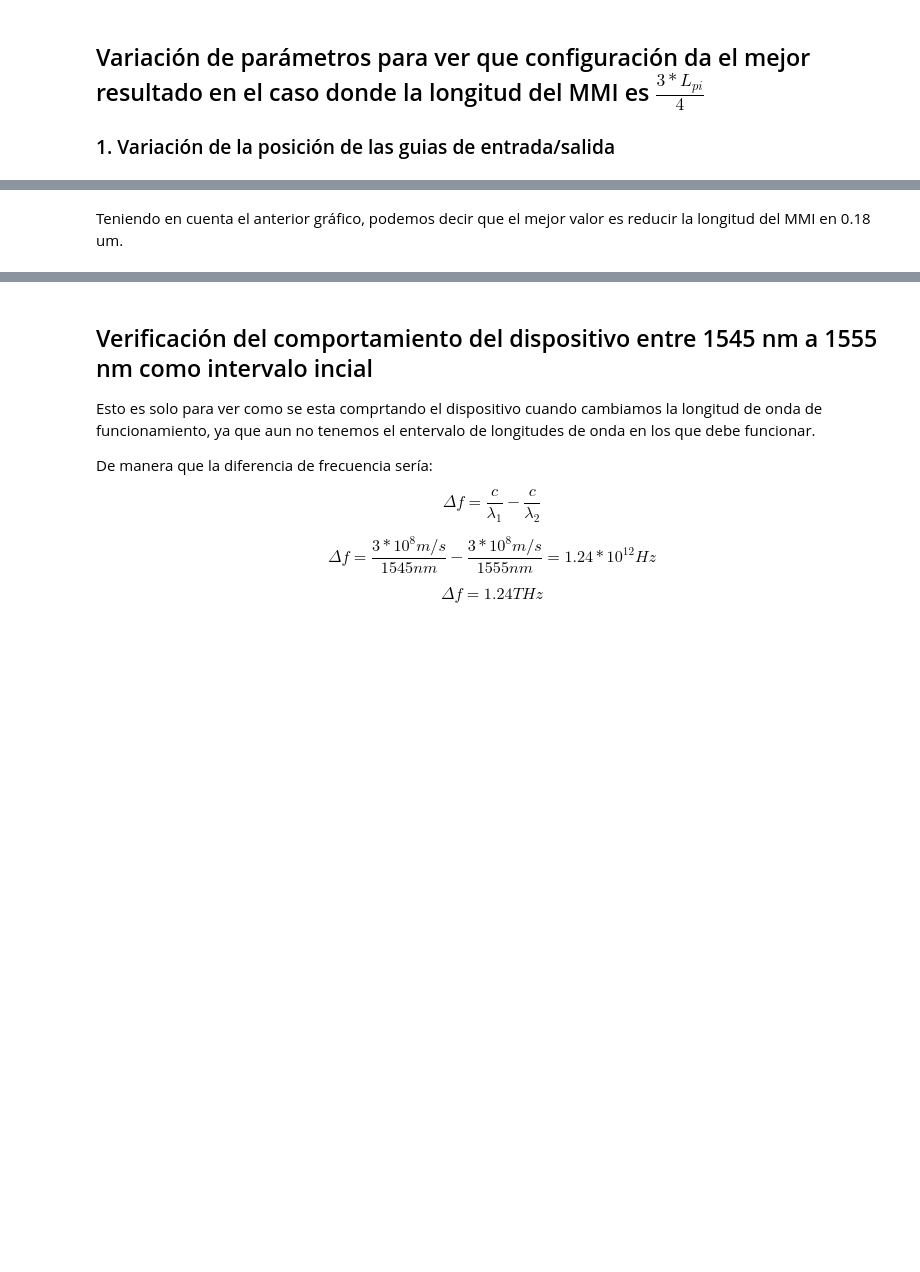
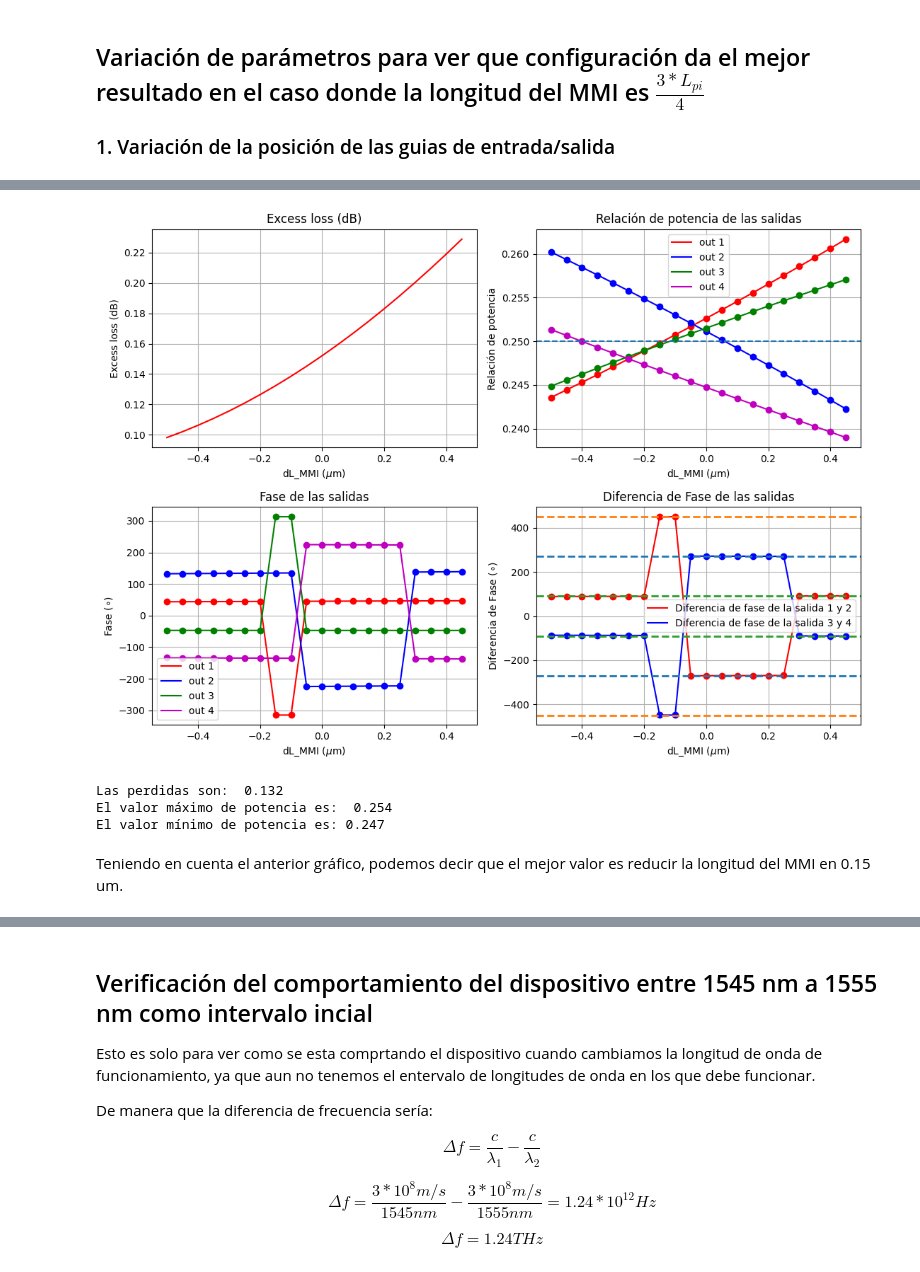
Before and after one commit to PauDaniOrtiz/pic-upv-TFM-Paula-Ortiz, a Jupyter notebook: MMI_2X4.ipynb, the cells around one changed output, grey strips where cells are left out. Cells and saved outputs as stored; diff of their text form; code cells hidden in the pictures; blank space fills up the shorter version.

```diff
--- a/MMI_2X4.ipynb
+++ b/MMI_2X4.ipynb
@@ -779,0 +1909,5 @@ plt.show()
+# %%
+dy1 = 0.1
+dy2 = 0.1
+
+array_DL_MMI1,array_EL1,array_power_out11,array_power_out21,array_power_out31,array_power_out41,array_phase_out11,array_phase_out21,array_phase_out31,array_phase_out41,array_phase_o1_o21,array_phase_o3_o41 = varLongitudMMI(dy1,dy2)
@@ -780,2 +2072,14 @@ plt.show()
+# %%
+graficaVariacion1P(array_DL_MMI1,array_EL1,array_power_out11,array_power_out21,array_power_out31,array_power_out41,array_phase_out11,array_phase_out21,array_phase_out31,array_phase_out41,array_phase_o1_o21,array_phase_o3_o41)
+# %% [output]
+[figure, added]
+# %%
+print("Las perdidas son: ", np.round(array_EL1[7],3))
+print("El valor máximo de potencia es: ",np.round(array_power_out21[7],3))
+print("El valor mínimo de potencia es:", np.round(array_power_out41[7],3))
+# %% [output]
+Las perdidas son:  0.132
+El valor máximo de potencia es:  0.254
+El valor mínimo de potencia es: 0.247
 # %% [markdown]
-Teniendo en cuenta el anterior gráfico, podemos decir que el mejor valor es reducir la longitud del MMI en 0.18 um.
+Teniendo en cuenta el anterior gráfico, podemos decir que el mejor valor es reducir la longitud del MMI en 0.15 um.
```
Also changed, not shown: parts of 31 cells of this notebook, 3 other files.
